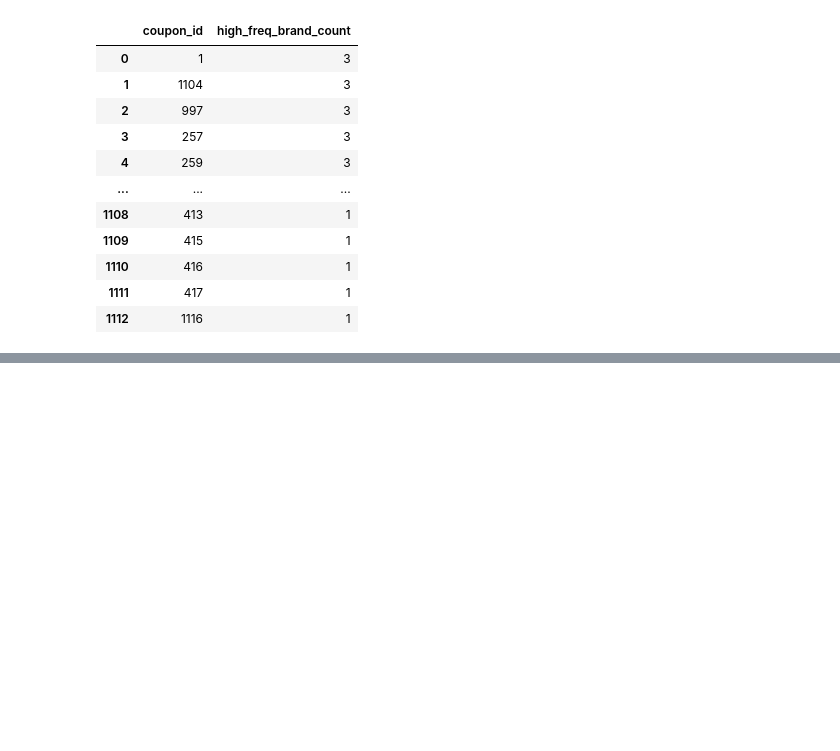
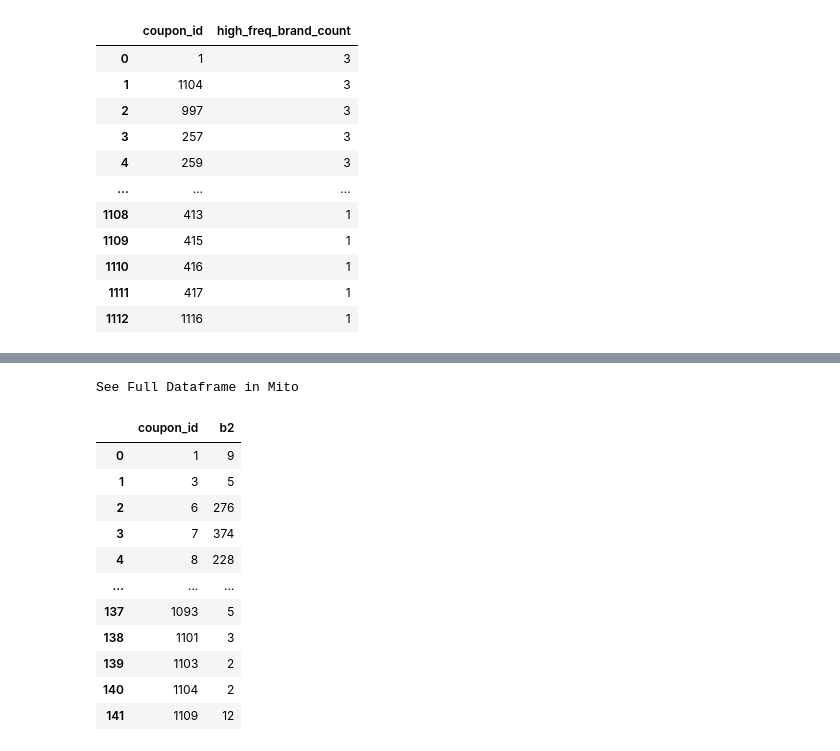
Before and after one commit to ArunavRajkhowa/Python-Notebooks-Problem-Solving, a Jupyter notebook: Datahandling_problems.ipynb, the cells around one changed output, grey strips where cells are left out. Saved outputs shown, nothing was run; the diff lists cells and outputs as text; code cells hidden in the pictures; blank space fills up the shorter version.

```diff
--- a/Datahandling_problems.ipynb
+++ b/Datahandling_problems.ipynb
@@ -530,0 +591,19 @@ See Full Dataframe in Mito
+# %%
+temp2=temp.groupby(['coupon_id']).nth(1).reset_index()
+temp2=temp2[['coupon_id','brand_count']]
+temp2.rename(columns={'brand_count':'b2'},inplace=True)
+temp2
+# %% [output]
+See Full Dataframe in Mito
+|  | coupon_id | b2 |
+| 0 | 1 | 9 |
+| 1 | 3 | 5 |
+| 2 | 6 | 276 |
+| 3 | 7 | 374 |
+| 4 | 8 | 228 |
+| ... | ... | ... |
+| 137 | 1093 | 5 |
+| 138 | 1101 | 3 |
+| 139 | 1103 | 2 |
+| 140 | 1104 | 2 |
+| 141 | 1109 | 12 |
```
Also changed, not shown: parts of 12 cells of this notebook, 2 other files.
